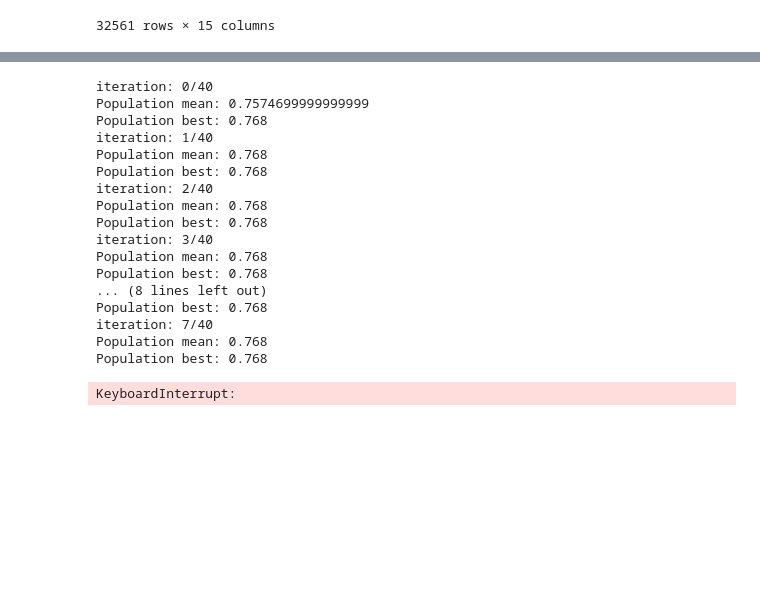
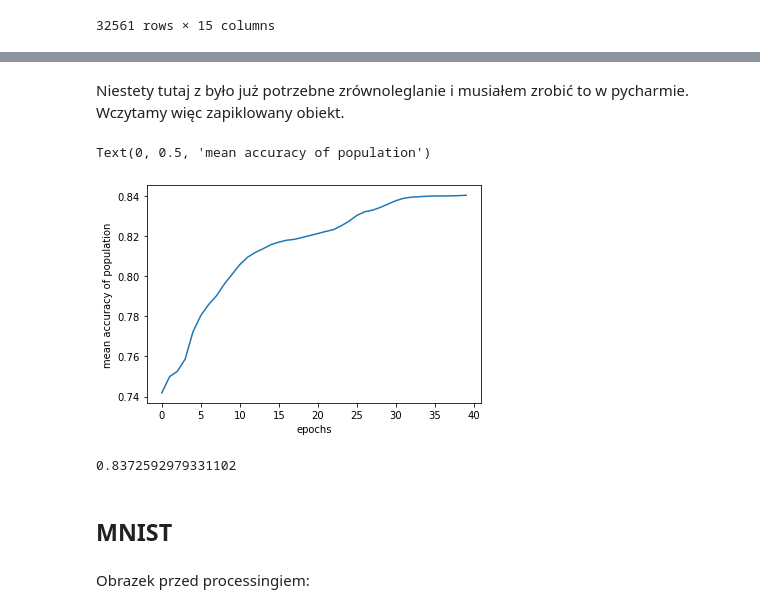
Before and after one commit to jakwisn/metody_inteligencji_obliczeniowej, a Jupyter notebook: zadania/NEAT3.ipynb, the cells around one changed output, grey strips where cells are left out. Cells and saved outputs as stored; diff of their text form; code cells hidden in the pictures; blank space fills up the shorter version.

```diff
--- a/zadania/NEAT3.ipynb
+++ b/zadania/NEAT3.ipynb
@@ -524,23 +478,6 @@ y = OrdinalEncoder().fit_transform(np.array(adult[14]).reshape(-1,1))
+# %% [markdown]
+Niestety tutaj z było już potrzebne zrównoleglanie i musiałem zrobić to w pycharmie. Wczytamy więc zapiklowany obiekt.
 # %%
-neat = NEAT(100, 19, 2)
-neat.start()
-neat.start_evolution(X[:1000, :], y[:1000].flatten(), epochs=40)
+#neat = NEAT(100, 19, 2)
+#neat.start()
+#neat.start_evolution(X[:3000, :], y[:3000].flatten(), epochs=40)
-# %% [output]
-iteration: 0/40
-Population mean: 0.7574699999999999
-Population best: 0.768
-iteration: 1/40
-Population mean: 0.768
-Population best: 0.768
-iteration: 2/40
-Population mean: 0.768
-Population best: 0.768
-iteration: 3/40
-Population mean: 0.768
-Population best: 0.768
-... (8 lines left out)
-Population best: 0.768
-iteration: 7/40
-Population mean: 0.768
-Population best: 0.768
-KeyboardInterrupt:
@@ -549,0 +484,16 @@ data = tf.keras.datasets.mnist.load_data(path="mnist.npz")
+# %%
+with open('adult.pkl', 'rb') as ogorek:
+    neat = pickle.load(ogorek)
+# %%
+plt.plot(neat.gen_mean)
+plt.xlabel('epochs')
+plt.ylabel('mean accuracy of population')
+# %% [output]
+Text(0, 0.5, 'mean accuracy of population')
+[figure, added]
+# %%
+neat.best.accuracy(x, y)
+# %% [output]
+0.8372592979331102
+# %% [markdown]
+## MNIST
@@ -603,3 +556,5 @@ def process_images(data: np.array):
         ret.append(p.flatten())
 
     return np.array(ret)
+# %% [markdown]
+Obrazek przed processingiem:
```
Also changed, not shown: parts of 25 cells of this notebook.
